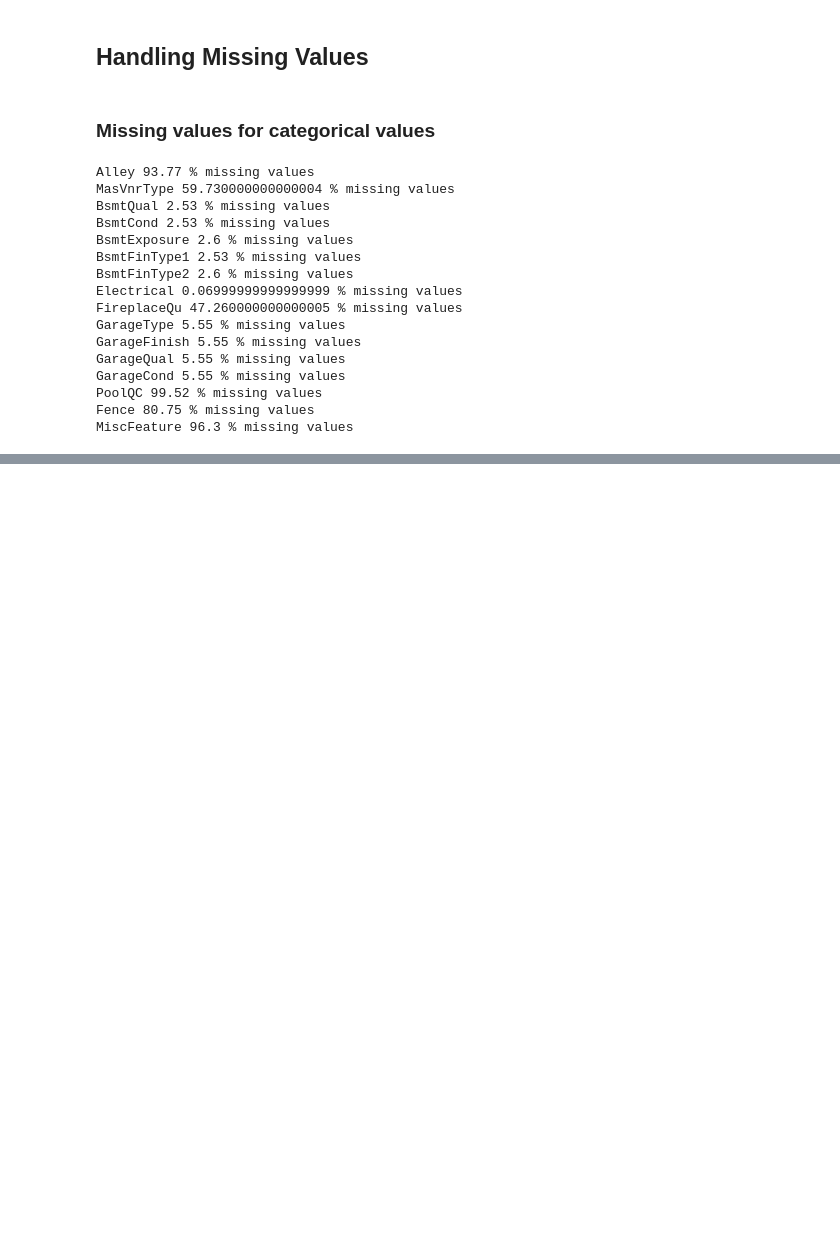
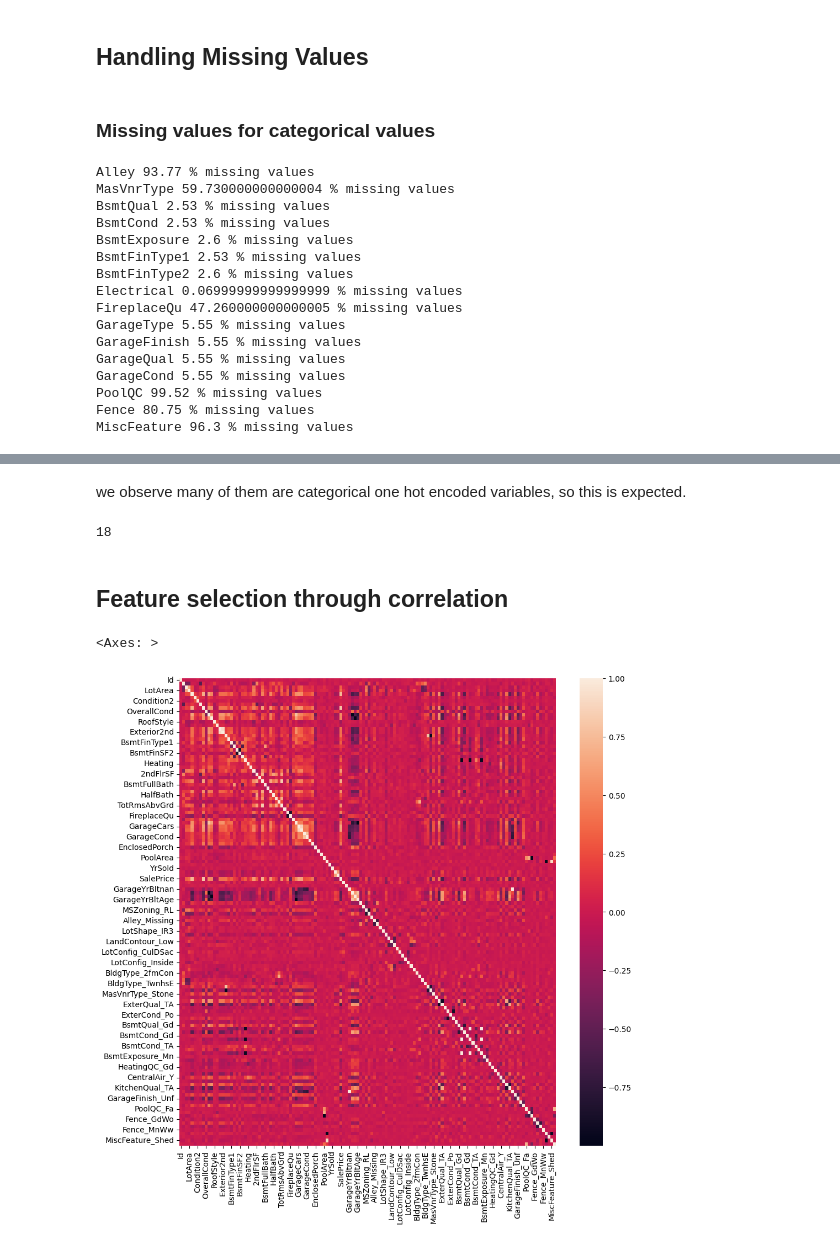
Before and after one commit to SarathiSoundarya/ML_course, a Jupyter notebook: eda.ipynb, the cells around one changed output, grey strips where cells are left out. Saved outputs shown, nothing was run; the diff lists cells and outputs as text; code cells hidden in the pictures; blank space fills up the shorter version.

```diff
--- a/eda.ipynb
+++ b/eda.ipynb
@@ -497,0 +632,2 @@ for feature in features_nan:
+# %%
+dataset,skew_report=correct_skewness(dataset, numerical_features)
@@ -497,0 +668,7 @@ for feature in features_nan:
+# %%
+# print number of unique values and their counts in each categorical feature
+categorical_features=[feature for feature in dataset.columns if dataset[feature].dtype == 'O' and feature != 'Id']
+print(len(categorical_features))
+for feature in categorical_features:
+    #just print the number of unique values
+    print(f"Feature: {feature} has number of unique values: ", dataset[feature].nunique())
@@ -497,0 +713,30 @@ for feature in features_nan:
+# %%
+def encode_categoricals(df, cat_cols,target=None, max_onehot=5, max_freq=10):
+    df_encoded = df.copy()
+
+    for col in cat_cols:
+        n_unique = df[col].nunique()
+
+        if n_unique <= max_onehot:
+            #One-hot encoding
+            dummies = pd.get_dummies(df_encoded[col], prefix=col, drop_first=True).astype(int)
+            df_encoded = pd.concat([df_encoded, dummies], axis=1)
+            df_encoded.drop(col, axis=1, inplace=True)
+
+        elif n_unique <= max_freq:
+            #frequency encoding
+            freq_map = df[col].value_counts().to_dict()
+            df_encoded[col] = df[col].map(freq_map) # map each freuency of the category
+
+        else:
+            #target encoding if target exists else frequency
+            if target and target in df.columns:
+                target_mean = df.groupby(col)[target].mean().to_dict() # mean SalePrice for each category of the column
+                df_encoded[col] = df[col].map(target_mean)
+            else:
+                freq_map = df[col].value_counts().to_dict()
+                df_encoded[col] = df[col].map(freq_map)
+
+    return df_encoded
+# %%
+dataset= encode_categoricals(dataset, categorical_features, target='SalePrice')
@@ -497,0 +827,17 @@ for feature in features_nan:
+# %% [markdown]
+we observe many of them are categorical  one hot encoded variables, so this is expected.
+# %%
+len(constant_features)
+# %% [output]
+18
+# %% [markdown]
+## Feature selection through correlation
+# %%
+import seaborn as sns
+corrmat = dataset.corr()
+fig, ax = plt.subplots()
+fig.set_size_inches(11,11)
+sns.heatmap(corrmat)
+# %% [output]
+<Axes: >
+[figure, added]
```
Also changed, not shown: parts of 30 cells of this notebook, 1 other file.
